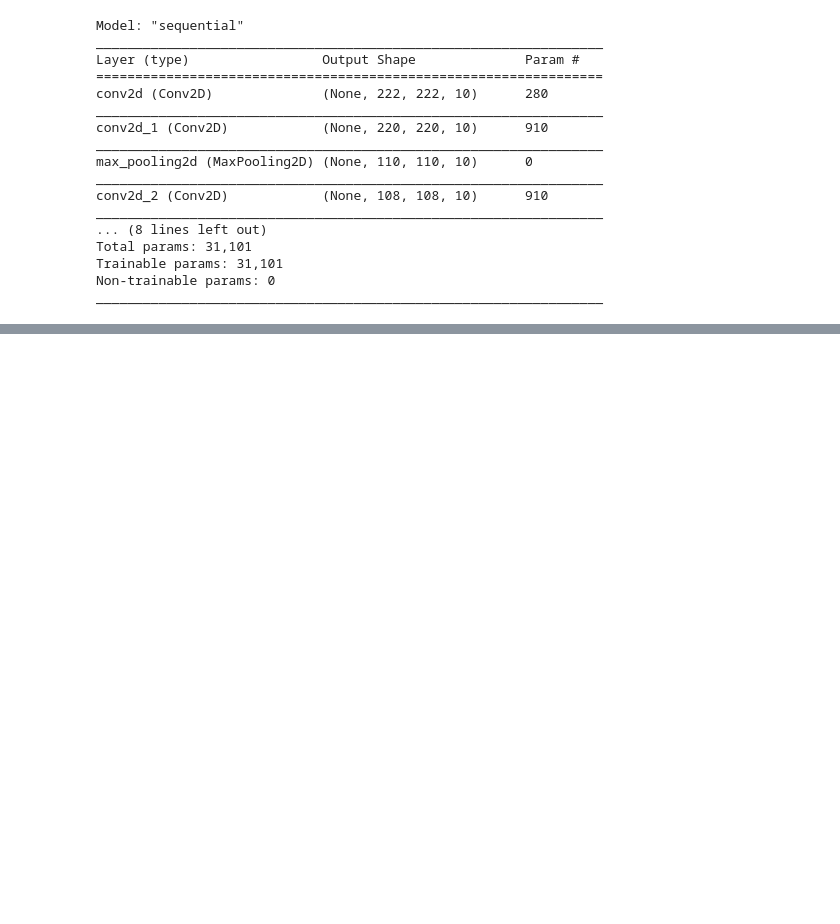
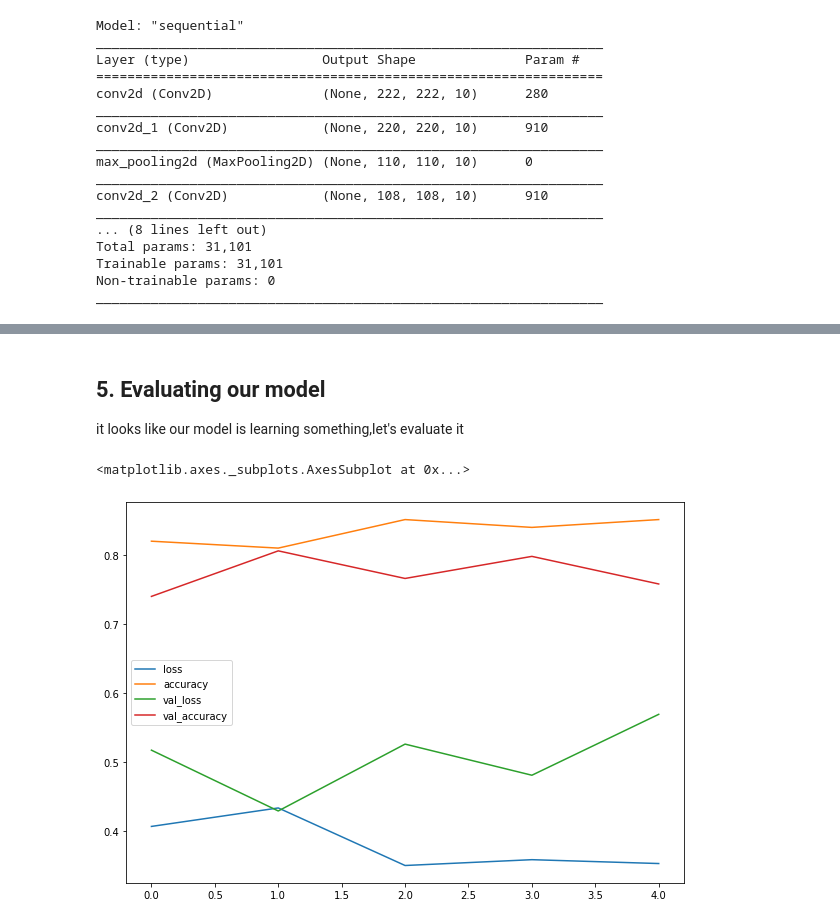
Before and after one commit to vortexash/Tensorflow-Developer, a Jupyter notebook: 03_introduction_to_computer_vision_with_tensorflow_video.ipynb, the cells around one changed output, grey strips where cells are left out. Cells and saved outputs as stored; diff of their text form; code cells hidden in the pictures; blank space fills up the shorter version.

```diff
--- a/03_introduction_to_computer_vision_with_tensorflow_video.ipynb
+++ b/03_introduction_to_computer_vision_with_tensorflow_video.ipynb
@@ -466,0 +469,4 @@ Image shape: (512, 512, 3)
+# %%
+# Define directory dataset paths
+train_dir = "pizza_steak/train/"
+test_dir = "pizza_steak/test/"
@@ -466,0 +487,16 @@ Image shape: (512, 512, 3)
+# %%
+# Create train and test data generators and rescale the data
+
+from tensorflow.keras.preprocessing.image import ImageDataGenerator
+train_datagen = ImageDataGenerator(rescale=1/255.)
+test_datagen = ImageDataGenerator(rescale=1/255.)
+# %%
+# Load in our image data from directories and turn them into batches
+train_data = train_datagen.flow_from_directory(directory=train_dir, # Target directory of images
+                                               target_size =(224,224), # Target size of input image(height, width)
+                                               class_mode="binary", # Type of data you're working with
+                                               batch_size=32) # Size of minibatches to load data into
+test_data = test_datagen.flow_from_directory(directory=test_dir,
+                                             target_size=(224,224),
+                                             class_mode="binary",
+                                             batch_size=32)
@@ -466,0 +612,8 @@ Image shape: (512, 512, 3)
+# %%
+# Fit the model
+history_4 = model_3.fit(train_data, # this is a combination of labels and sample data
+                        epochs=5,
+                        steps_per_epoch=len(train_data),
+                        validation_data=valid_data,
+                        validation_steps =len(valid_data),
+                        )
@@ -466,0 +631,10 @@ Image shape: (512, 512, 3)
+# %% [markdown]
+## 5. Evaluating our model
+
+it looks like our model is learning something,let's evaluate it
+# %%
+import pandas as pd
+pd.DataFrame(history_4.history).plot(figsize=(10,7))
+# %% [output]
+<matplotlib.axes._subplots.AxesSubplot at 0x...>
+[figure, added]
```
Also changed, not shown: parts of 35 cells of this notebook.
